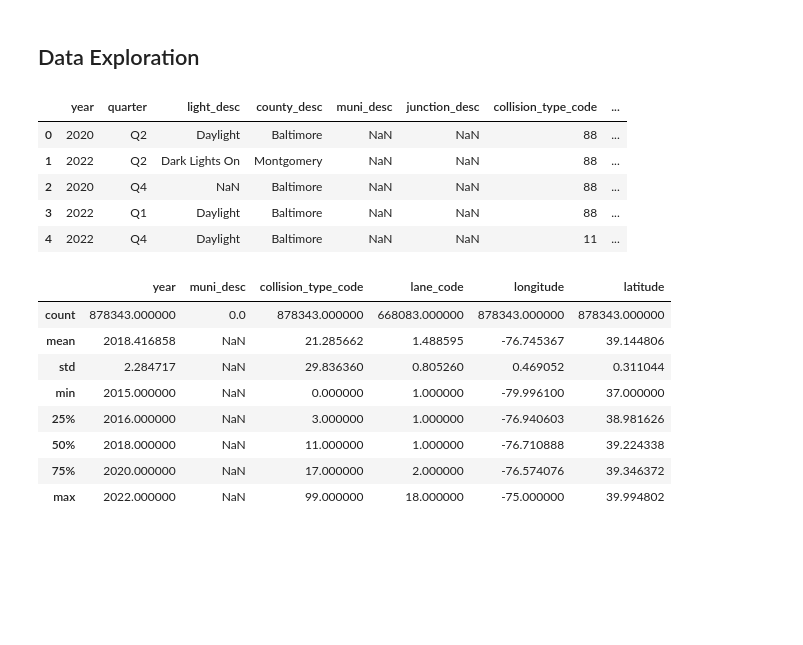
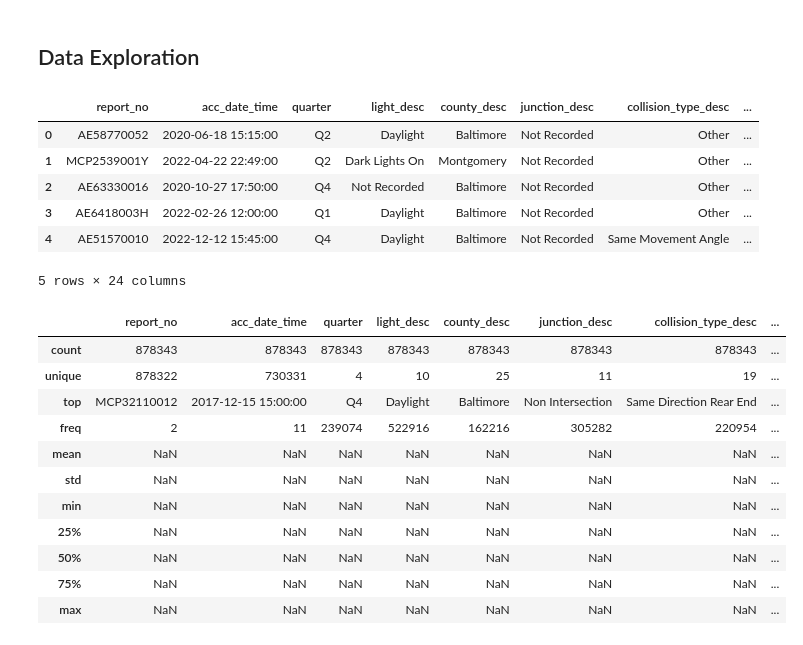
Before and after one commit to kenilegesse/maryland_vehicle_crashes_proj, a Jupyter notebook: EDA_maryland_vehicle_crashes.ipynb, the cells around one changed output. Saved outputs shown, nothing was run; the diff lists cells and outputs as text; code cells hidden in the pictures; blank space fills up the shorter version.

```diff
--- a/EDA_maryland_vehicle_crashes.ipynb
+++ b/EDA_maryland_vehicle_crashes.ipynb
@@ -9,6 +9,19 @@ import matplotlib.pyplot as plt
 
 %matplotlib inline
 # warnings.filterwarnings('ignore')
+# %%
+# Import cleaned data
+
+df = pd.read_csv('maryland_vehicle_crashes_cleaned_data.csv')
+df.head()
+# %% [output]
+|  | report_no | acc_date_time | quarter | light_desc | county_desc | junction_desc | collision_type_desc | ... |
+| 0 | AE58770052 | 2020-06-18 15:15:00 | Q2 | Daylight | Baltimore | Not Recorded | Other | ... |
+| 1 | MCP2539001Y | 2022-04-22 22:49:00 | Q2 | Dark Lights On | Montgomery | Not Recorded | Other | ... |
+| 2 | AE63330016 | 2020-10-27 17:50:00 | Q4 | Not Recorded | Baltimore | Not Recorded | Other | ... |
+| 3 | AE6418003H | 2022-02-26 12:00:00 | Q1 | Daylight | Baltimore | Not Recorded | Other | ... |
+| 4 | AE51570010 | 2022-12-12 15:45:00 | Q4 | Daylight | Baltimore | Not Recorded | Same Movement Angle | ... |
+5 rows × 24 columns
 # %%
 # Set pd view, column size and col width to max
 # convert the column labels to lowercase
@@ -17,29 +30,20 @@ pd.set_option('display.max_rows', None)
 pd.set_option('display.max_colwidth', None)
 pd.set_option('display.max_columns', None)
 df.columns = df.columns.str.lower()
-# %%
-# Import cleaned data
-
-df = pd.read_csv('maryland_vehicle_crashes_cleaned_data.csv')
-df.head()
-# %% [output]
-|  | year | quarter | light_desc | county_desc | muni_desc | junction_desc | collision_type_code | ... |
-| 0 | 2020 | Q2 | Daylight | Baltimore | NaN | NaN | 88 | ... |
-| 1 | 2022 | Q2 | Dark Lights On | Montgomery | NaN | NaN | 88 | ... |
-| 2 | 2020 | Q4 | NaN | Baltimore | NaN | NaN | 88 | ... |
-| 3 | 2022 | Q1 | Daylight | Baltimore | NaN | NaN | 88 | ... |
-| 4 | 2022 | Q4 | Daylight | Baltimore | NaN | NaN | 11 | ... |
 # %%
 # Summary statistics
 
-df.describe()
+df.describe(include='all')
 # %% [output]
-|  | year | muni_desc | collision_type_code | lane_code | longitude | latitude |
-| count | 878343.000000 | 0.0 | 878343.000000 | 668083.000000 | 878343.000000 | 878343.000000 |
-| mean | 2018.416858 | NaN | 21.285662 | 1.488595 | -76.745367 | 39.144806 |
-| std | 2.284717 | NaN | 29.836360 | 0.805260 | 0.469052 | 0.311044 |
-| min | 2015.000000 | NaN | 0.000000 | 1.000000 | -79.996100 | 37.000000 |
-| 25% | 2016.000000 | NaN | 3.000000 | 1.000000 | -76.940603 | 38.981626 |
-| 50% | 2018.000000 | NaN | 11.000000 | 1.000000 | -76.710888 | 39.224338 |
-| 75% | 2020.000000 | NaN | 17.000000 | 2.000000 | -76.574076 | 39.346372 |
-| max | 2022.000000 | NaN | 99.000000 | 18.000000 | -75.000000 | 39.994802 |
+|  | report_no | acc_date_time | quarter | light_desc | county_desc | junction_desc | collision_type_desc | ... |
+| count | 878343 | 878343 | 878343 | 878343 | 878343 | 878343 | 878343 | ... |
+| unique | 878322 | 730331 | 4 | 10 | 25 | 11 | 19 | ... |
+| top | MCP32110012 | 2017-12-15 15:00:00 | Q4 | Daylight | Baltimore | Non Intersection | Same Direction Rear End | ... |
+| freq | 2 | 11 | 239074 | 522916 | 162216 | 305282 | 220954 | ... |
+| mean | NaN | NaN | NaN | NaN | NaN | NaN | NaN | ... |
+| std | NaN | NaN | NaN | NaN | NaN | NaN | NaN | ... |
+| min | NaN | NaN | NaN | NaN | NaN | NaN | NaN | ... |
+| 25% | NaN | NaN | NaN | NaN | NaN | NaN | NaN | ... |
+| 50% | NaN | NaN | NaN | NaN | NaN | NaN | NaN | ... |
+| 75% | NaN | NaN | NaN | NaN | NaN | NaN | NaN | ... |
+| max | NaN | NaN | NaN | NaN | NaN | NaN | NaN | ... |
```
Also changed, not shown: parts of 15 cells of this notebook, 2 other files.
